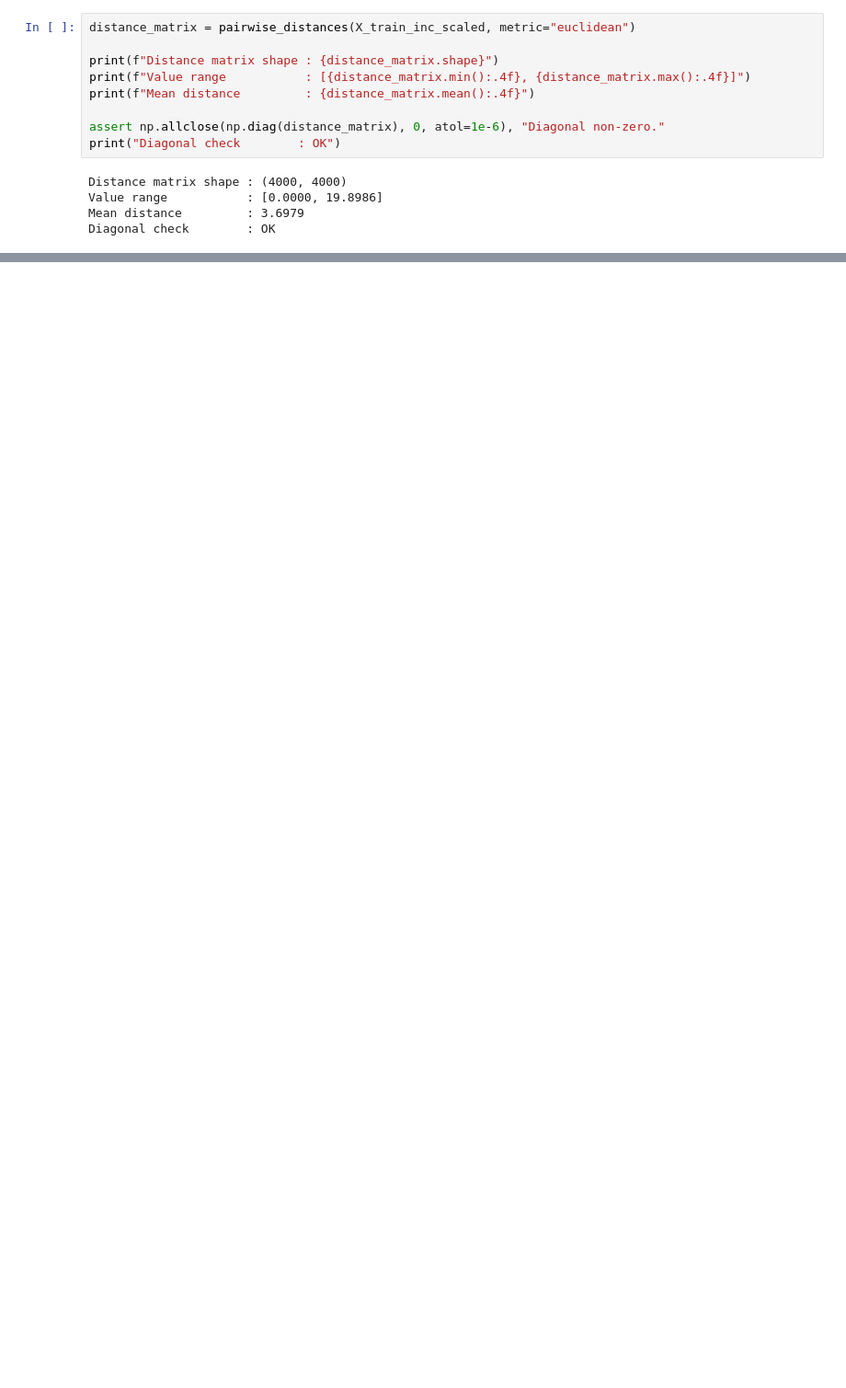
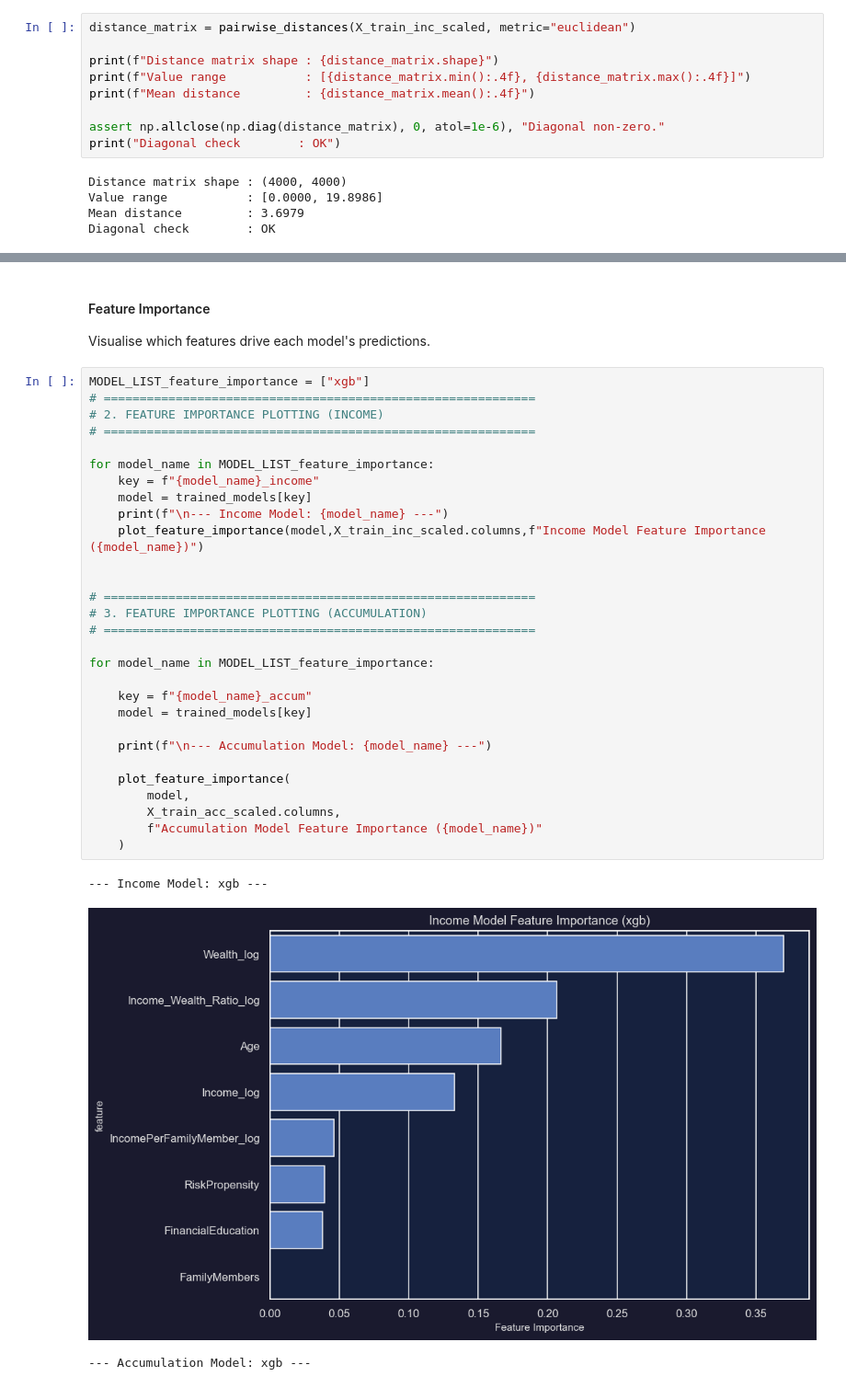
Before and after one commit to Smael-olk/Fintech, a Jupyter notebook: Business Case 2/Recommendation_Engine.ipynb, the cells around one changed output, grey strips where cells are left out. Shown at 92% size. Cells and saved outputs as stored; diff of their text form; blank space fills up the shorter version.

```diff
--- a/Business Case 2/Recommendation_Engine.ipynb
+++ b/Business Case 2/Recommendation_Engine.ipynb
@@ -1188,0 +484,37 @@ $$\hat{p}_{\text{ensemble}} = \sum_m w_m \cdot p_m \;/\; \sum_m w_m$$
+# %% [markdown]
+#### Feature Importance
+
+Visualise which features drive each model's predictions.
+# %%
+MODEL_LIST_feature_importance = ["xgb"]
+# ============================================================
+# 2. FEATURE IMPORTANCE PLOTTING (INCOME)
+# ============================================================
+
+for model_name in MODEL_LIST_feature_importance:
+    key = f"{model_name}_income"
+    model = trained_models[key]
+    print(f"\n--- Income Model: {model_name} ---")
+    plot_feature_importance(model,X_train_inc_scaled.columns,f"Income Model Feature Importance ({model_name})")
+
+
+# ============================================================
+# 3. FEATURE IMPORTANCE PLOTTING (ACCUMULATION)
+# ============================================================
+
+for model_name in MODEL_LIST_feature_importance:
+
+    key = f"{model_name}_accum"
+    model = trained_models[key]
+
+    print(f"\n--- Accumulation Model: {model_name} ---")
+
+    plot_feature_importance(
+        model,
+        X_train_acc_scaled.columns,
+        f"Accumulation Model Feature Importance ({model_name})"
+    )
+# %% [output]
+--- Income Model: xgb ---
+[figure, added]
+--- Accumulation Model: xgb ---
```
Also changed, not shown: parts of 53 cells of this notebook, 5 other files.
